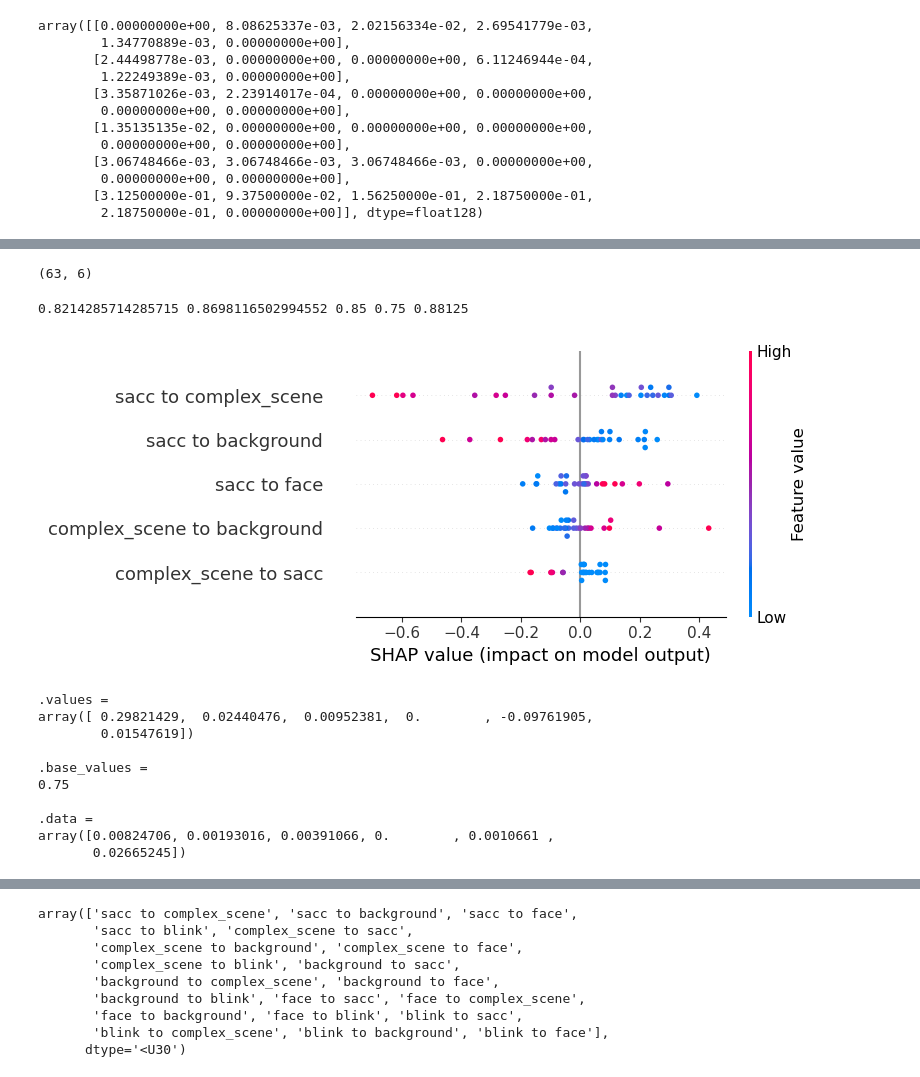
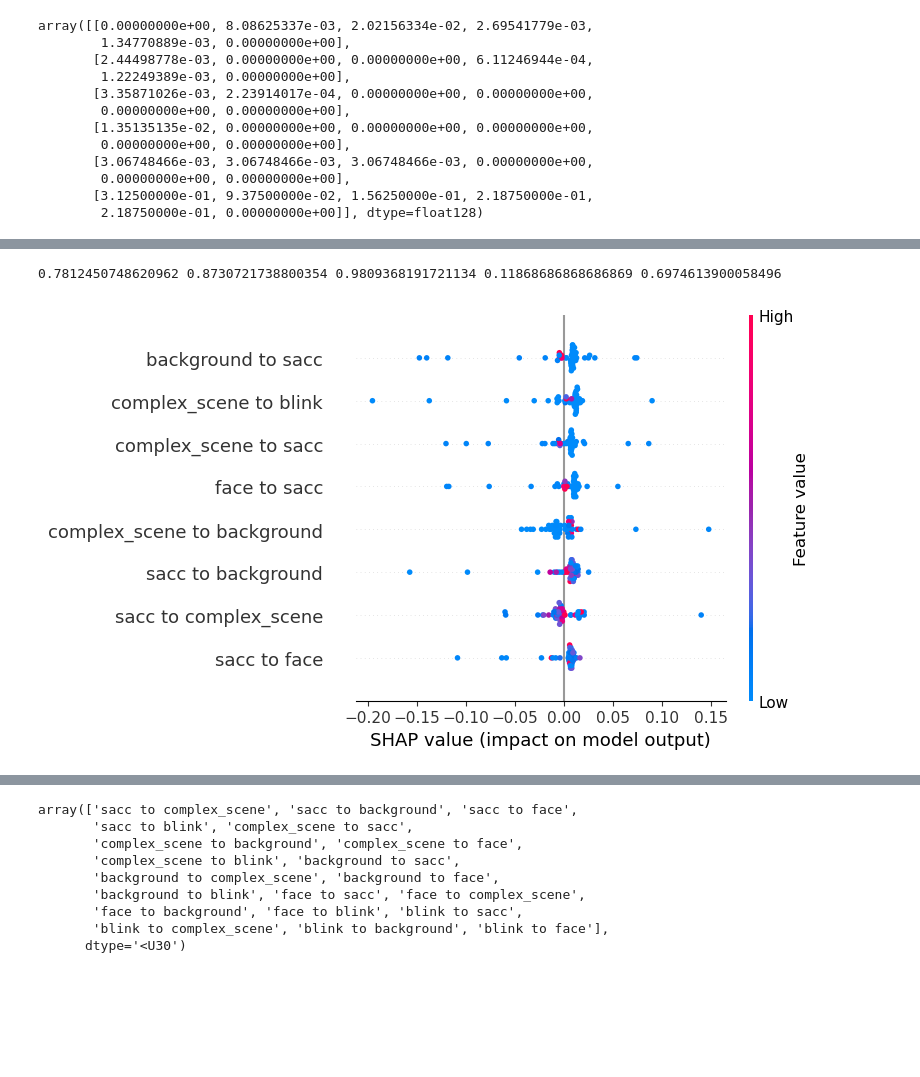
Before and after one commit to Hong7Cong/EyeTrackingasMC, a Jupyter notebook: simpleML.ipynb, the cells around one changed output, grey strips where cells are left out. Drawn from its saved outputs; the diff is of its cells as text; code cells hidden in the pictures; blank space fills up the shorter version.

```diff
--- a/simpleML.ipynb
+++ b/simpleML.ipynb
@@ -28,8 +66,8 @@ test_labels = [0] * len(ctrl_ids[-5:]) + [1] * len(cvi_ids[-5:])
 X =  ctrl_ids + cvi_ids
 y = [0] * len(ctrl_ids) + [1] * len(cvi_ids)
 # %%
-def get_train_test_data_(ctmc_cvi_models, ctmc_ctrl_models, train_ids):
-    featureofinterest = [1,2,4,6,8,9]#[0,1,2,3,5,6,7,8,9,10,11,12]
+def get_train_test_data(ctmc_cvi_models, ctmc_ctrl_models, train_ids):
+    featureofinterest = [1,2,4,9,12]#[0,1,2,3,5,6,7,8,9,10,11,12]
     X_train = []
     y_train = []
     X_test = []
@@ -157,7 +195,7 @@ feature_names = []
 for i in feat_name:
     for j in feat_name:
         feature_names.append(f'{i} to {j}')
-featureofinterest = [1,2,4,6,8,9]#[0,1,2,3,5,6,7,8,9,10,11,12]
+featureofinterest = [1,2,4,8,12]#[0,1,2,3,5,6,7,8,9,10,11,12]
 feature_names = np.array(feature_names)[featureofinterest]
 feature_names
 # %% [output]
@@ -245,11 +291,6 @@ def get_train_test_from_ids(ctmc_models, ids_train, yid_train, ids_test, yid_tes
             y_test.append(yid_test[index])
 
     return X_train, y_train, X_test, y_test
-# %%
-import numpy as np
-np.array(X_train).shape
-# %% [output]
-(63, 6)
 # %%
 from sklearn.model_selection import StratifiedKFold
 from sklearn.linear_model import SGDClassifier
@@ -271,13 +312,14 @@ for i, (train_index, test_index) in enumerate(skf.split(ids, yid)):
     ids_test = list(np.array(ids)[test_index])
     yid_test = np.array(yid)[test_index]
     weight = compute_class_weight(class_weight="balanced", classes=np.unique(yid_train), y=yid_train)
-    clf = make_pipeline(StandardScaler(), SGDClassifier(max_iter=1000, tol=1e-3, alpha=0.01, class_weight={0:0.76, 1:0.24}, loss='modified_huber'))
+    X_train, y_train, X_test, y_test = get_train_test_from_ids(ctmc_models, ids_train, yid_train, ids_test, yid_test)
+    # clf = make_pipeline(StandardScaler(), SGDClassifier(max_iter=1000, tol=1e-3, alpha=0.01, class_weight={0:0.76, 1:0.24}, loss='modified_huber'))
     # clf = SGDClassifier(max_iter=1000, tol=1e-3, alpha=0.01, class_weight={0:0.24, 1:0.76}, loss='modified_huber')
     # clf = CalibratedClassifierCV(tempclf)
     # clf = make_pipeline(StandardScaler(), LogisticRegression(random_state=0))
     # clf = make_pipeline(StandardScaler(), dummiesclf())
     # X_train, y_train, X_test, y_test = get_train_test_from_ids(ctmc_models, ids_train, yid_train, ids_test, yid_test)
-    # clf = make_pipeline(StandardScaler(), RandomForestClassifier(max_depth=2, random_state=0))
+    clf = make_pipeline(StandardScaler(), RandomForestClassifier(max_depth=20, random_state=0))
     model = clf.fit(X_train, y_train)
 
     accuracy = np.sum(clf.predict(X_test) == y_test)/len(y_test)
@@ -293,7 +335,7 @@ for i, (train_index, test_index) in enumerate(skf.split(ids, yid)):
     # print(np.sum(clf.predict(X_test) == y_test)/len(y_test))
 print(np.mean(accuracys), np.mean(f1_scores), np.mean(sens_scores), np.mean(spec_scores), np.mean(rec_scores))
 # %% [output]
-0.8214285714285715 0.8698116502994552 0.85 0.75 0.88125
+0.7812450748620962 0.8730721738800354 0.9809368191721134 0.11868686868686869 0.6974613900058496
 # %%
 import shap
 # from sklearn.ensemble import RandomForestClassifier
@@ -311,19 +353,6 @@ feature_names = np.array(feature_names)[featureofinterest]
 # %%
 # featureofinterest = [1,2,3,4,6,9,10,12,18,24,25,26,27,30,31,32,33,34,35]
 # feature_names = np.array(feature_names)[featureofinterest]
-shap.summary_plot(shap_values, np.array(X_test, dtype="float64"), max_display=5, feature_names=feature_names, plot_type='dot')
+shap.summary_plot(shap_values, np.array(X_test, dtype="float64"), max_display=8, feature_names=feature_names, plot_type='dot')
 # %% [output]
-[figure, old version]
+[figure, new version]
-# %%
-shap_values[0]
-# %% [output]
-.values =
-array([ 0.29821429,  0.02440476,  0.00952381,  0.        , -0.09761905,
-        0.01547619])
-
-.base_values =
-0.75
-
-.data =
-array([0.00824706, 0.00193016, 0.00391066, 0.        , 0.0010661 ,
-       0.02665245])
```
Also changed, not shown: parts of 21 cells of this notebook, 4 other files.
